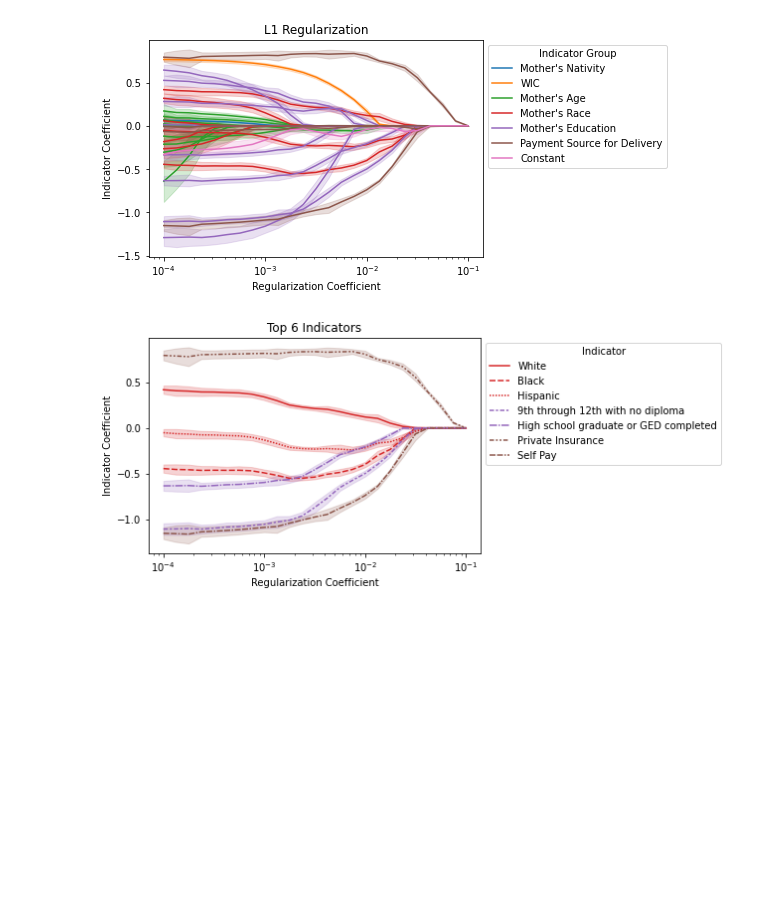
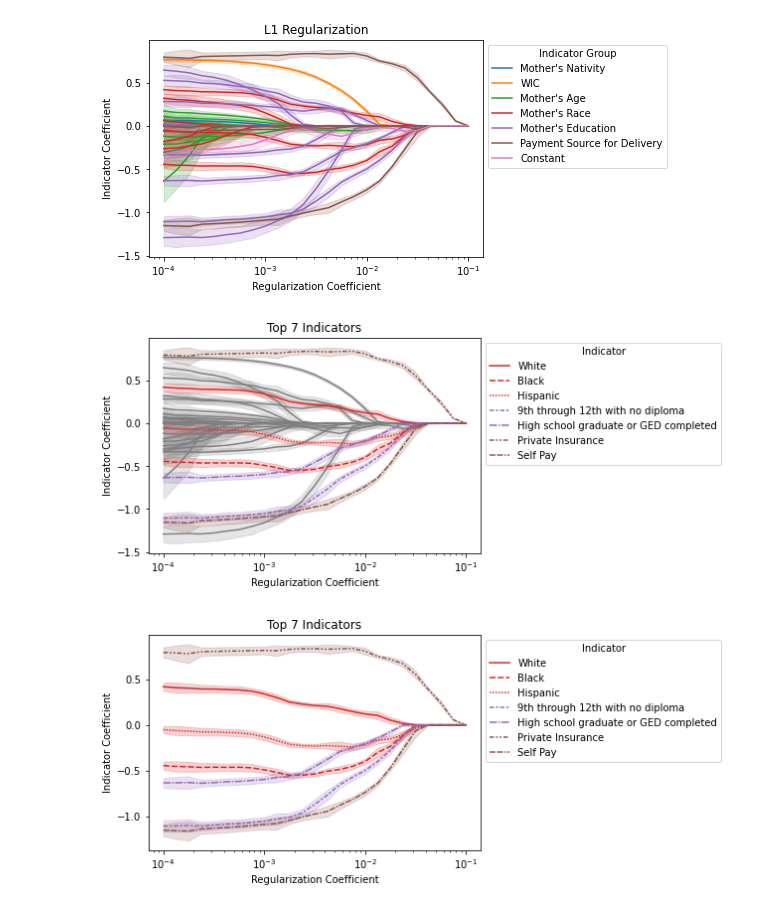
Before and after one commit to kels271828/ds4a, a Jupyter notebook: notebooks/models/prenatal_care.ipynb, the cells around one changed output. Drawn from its saved outputs; the diff is of its cells as text; code cells hidden in the pictures; blank space fills up the shorter version.

```diff
--- a/notebooks/models/prenatal_care.ipynb
+++ b/notebooks/models/prenatal_care.ipynb
@@ -393,4 +409,23 @@ plt.savefig('../results/prenatal_care_8.png', bbox_inches='tight')
 # %% [output]
 [figure]
+# %%
+my_pal3 = {indicator: my_cmap(7) for indicator in indicator_list}
+fig, ax = plt.subplots()
+sns.lineplot(x='lambda', y = 'coef', hue='indicator', ci='sd', palette=my_pal3,
+             data=temp[temp['indicator'].isin(top_indicators) == False], ax=ax)
+sns.lineplot(x='lambda', y = 'coef', hue='indicator', ci='sd', palette=my_pal, style='indicator',
+             data=temp[temp['indicator'].isin(top_indicators)], ax=ax)
+ax.set_xscale('log')
+ax.set_xlabel('Regularization Coefficient')
+ax.set_ylabel('Indicator Coefficient')
+handles = ax.get_legend_handles_labels()[0]
+handles_sub = handles[-7:]
+labels = ['White', 'Black', 'Hispanic', '9th through 12th with no diploma',
+          'High school graduate or GED completed', 'Private Insurance', 'Self Pay']
+ax.legend(handles_sub, labels, title='Indicator', bbox_to_anchor=(1, 1))
+ax.set_title('Top 7 Indicators');
+plt.savefig('../../results/prenatal_care_b.png', bbox_inches='tight')
+# %% [output]
+[figure, added]
 # %%
 fig, ax = plt.subplots()
```
Also changed, not shown: parts of 14 cells of this notebook, 1 other file.
